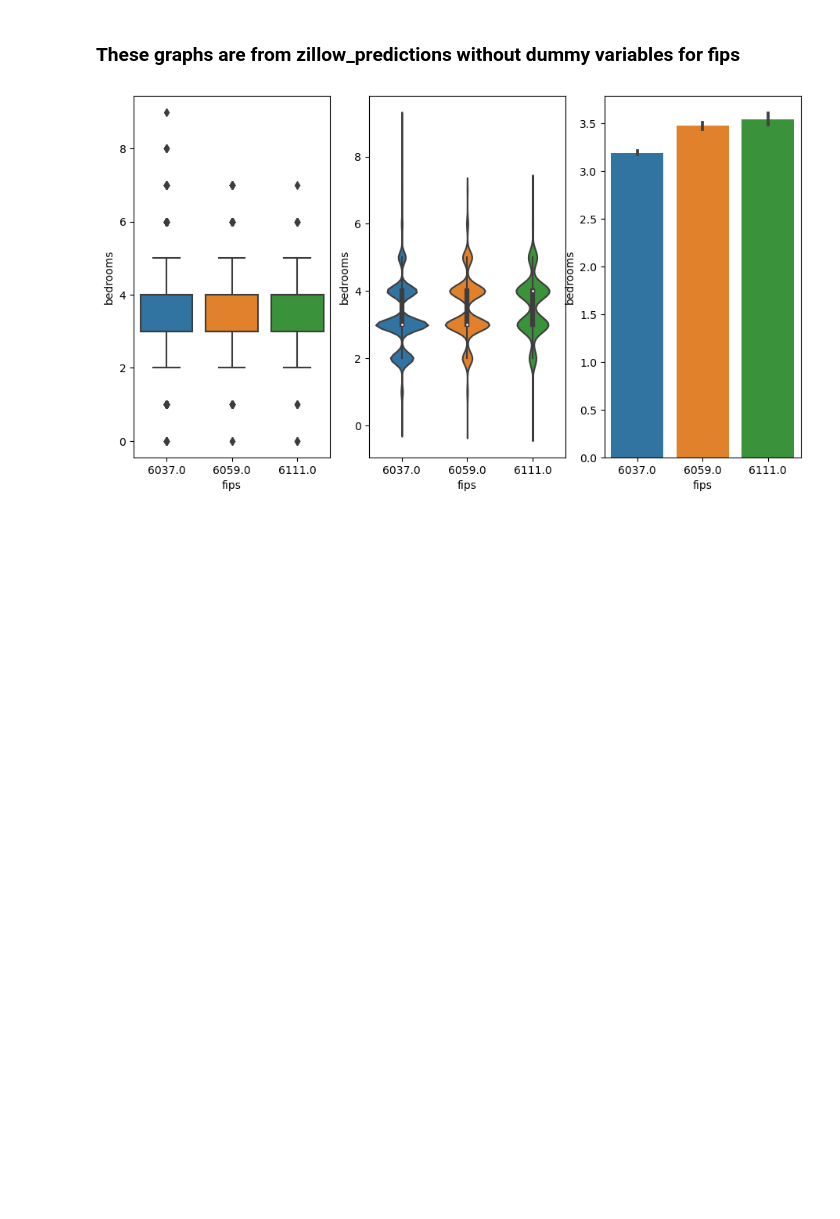
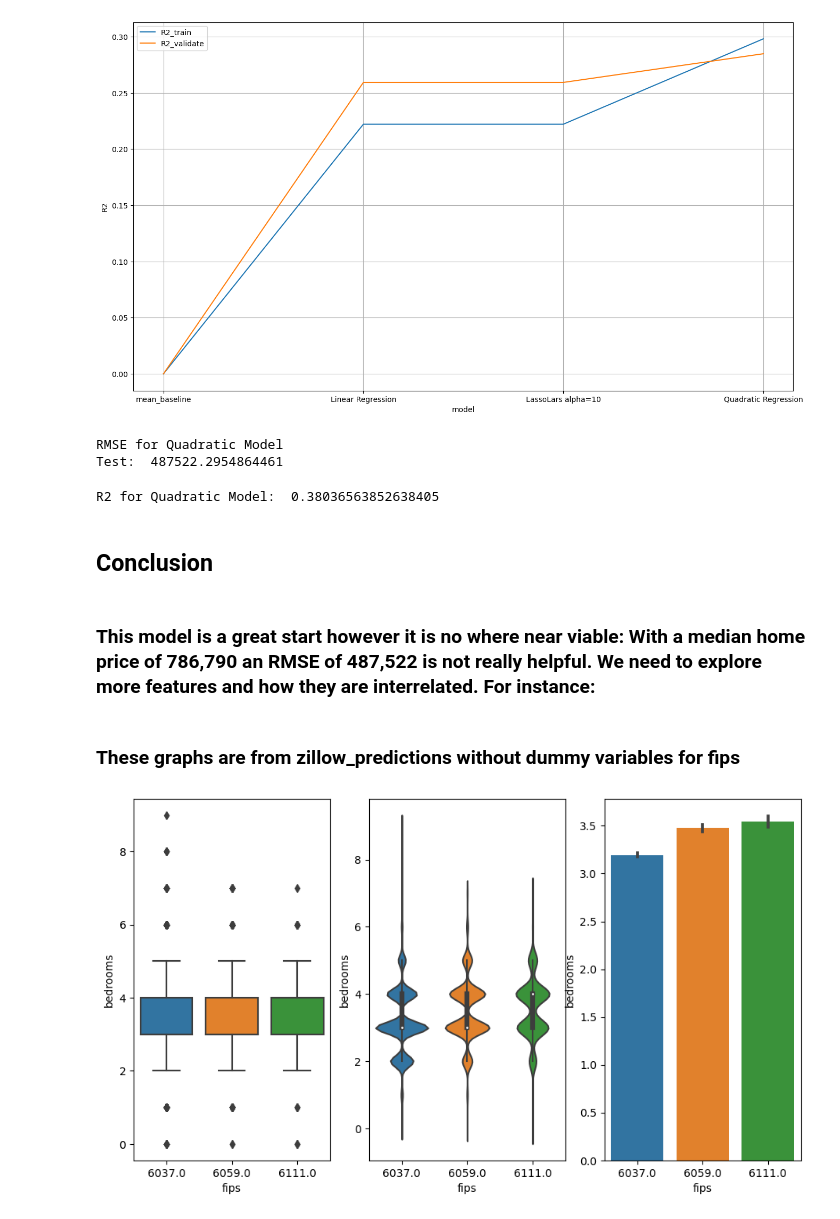
Before and after one commit to Alfred-W-S-Pirovits-Jr/regression-project, a Jupyter notebook: final_project.ipynb, the cells around one changed output. Drawn from its saved outputs; the diff is of its cells as text; code cells hidden in the pictures; blank space fills up the shorter version.

```diff
--- a/final_project.ipynb
+++ b/final_project.ipynb
@@ -69,0 +146,6 @@ explore.plot_variable_pairs(train)
+# %%
+# metrics in a dataframe
+
+results = explore.metrics(rmse_train_mvp_median, rmse_validate_mvp_median, rmse_train_mvp_lm, rmse_validate_mvp_lm, rmse_train_mvp_lars, rmse_validate_mvp_lars, rmse_train_mvp_quad, rmse_validate_mvp_quad)
+# %%
+results = results.set_index(['model']).drop(columns=['RMSE_train','RMSE_validate'])
@@ -70,3 +161,26 @@ explore.plot_variable_pairs(train)
+# %%
+
+#PLOT the data
+results.plot(figsize=(16,9))
+plt.ylabel('R2')
+plt.xticks(np.arange(0,4,1))
+plt.grid()
+plt.show()
+# %% [output]
+[figure, added]
+# %%
+print("RMSE for Quadratic Model \nTest: ", rmse_test_mvp_quad)
+# %% [output]
+RMSE for Quadratic Model
+Test:  487522.2954864461
+# %%
+print("R2 for Quadratic Model: ", (rmse_train_mvp_median - rmse_test_mvp_quad) / rmse_train_mvp_median)
+# %% [output]
+R2 for Quadratic Model:  0.38036563852638405
+# %% [markdown]
+##  Conclusion
+# %% [markdown]
+### This model is a great start however it is no where near viable:  With a median home price of  786,790 an RMSE of 487,522 is not really helpful.  We need to explore more features and how they are interrelated.  For instance:
 # %% [markdown]
 ### These graphs are from zillow_predictions without dummy variables for fips
 # %%
```
Also changed, not shown: parts of 37 cells of this notebook.
